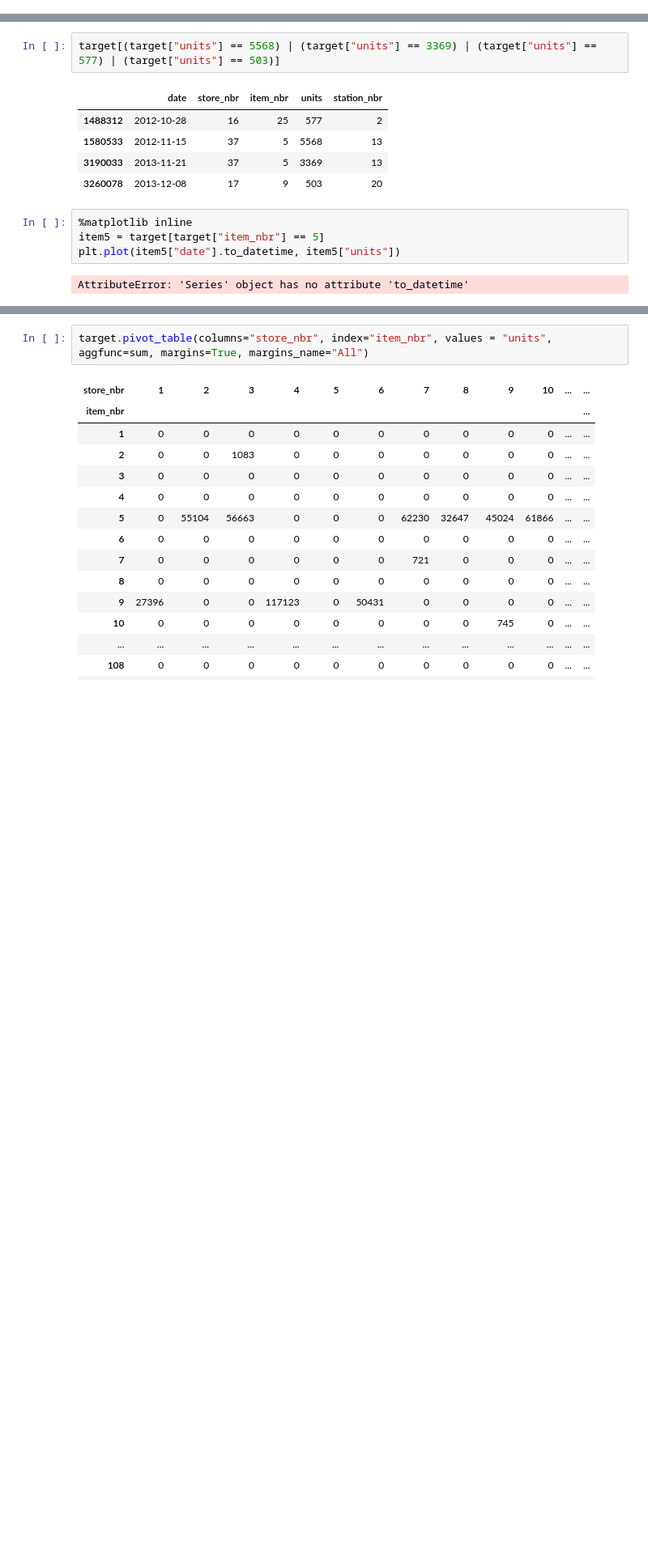
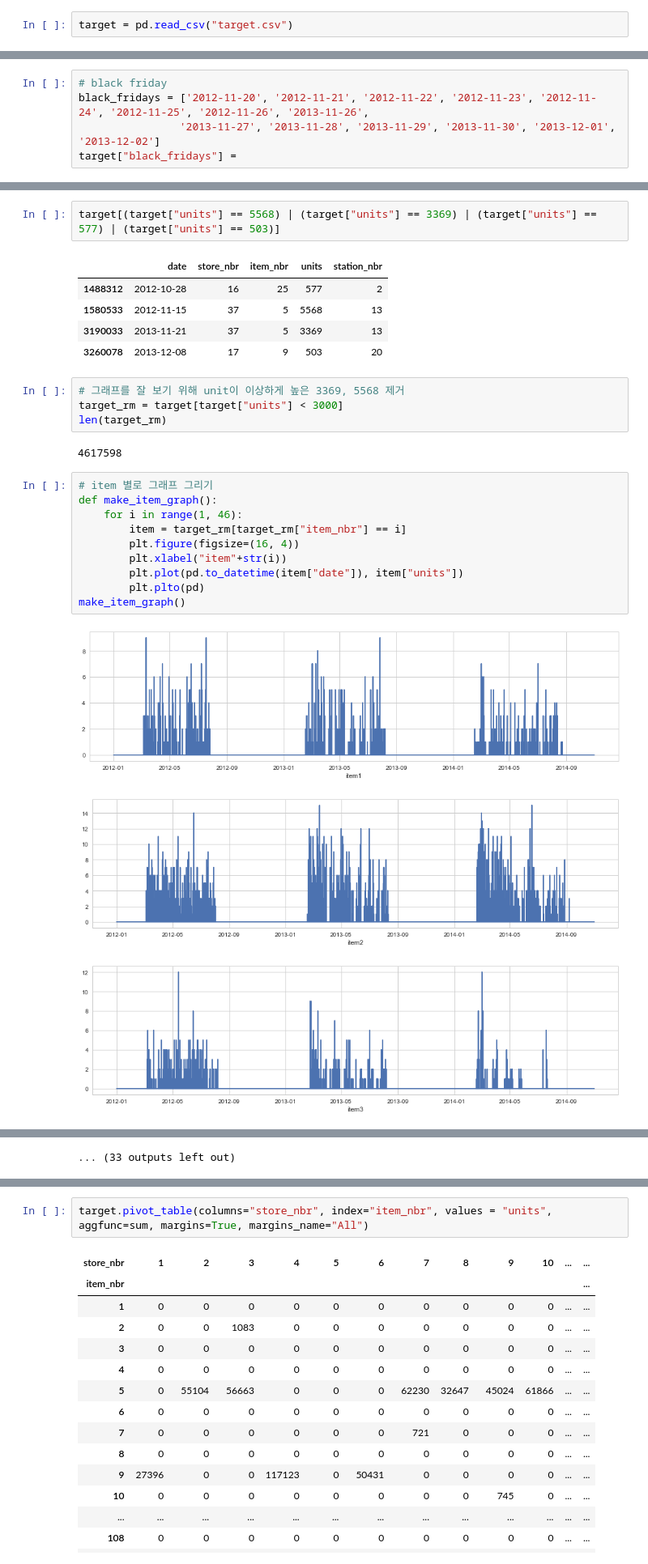
Before and after one commit to annakimm/TIL, a Jupyter notebook: project1_walmart/00_y_EDA.ipynb, the cells around one changed output, grey strips where cells are left out. Shown at 81% size. Saved outputs shown, nothing was run; the diff lists cells and outputs as text; blank space fills up the shorter version.

```diff
--- a/project1_walmart/00_y_EDA.ipynb
+++ b/project1_walmart/00_y_EDA.ipynb
@@ -13,3 +17,5 @@ target = train.merge(key, how="left", on = "store_nbr")
+# %%
+target = pd.read_csv("target.csv")
 # %%
 # units이 하나도 없는 item 찾기 - 없음
 item_count = target.groupby("item_nbr")["units"].sum()
@@ -104,3 +110,8 @@ array([   0,    1,    2,    3,    4,    5,    6,    7,    8,    9,   10,
         380,  383,  385,  388,  390,  392,  394,  395,  397,  398,  399,
         400,  410,  413,  416,  417,  418,  421,  424,  430,  433,  435,
         441,  448,  460,  469,  476,  503,  577, 3369, 5568], dtype=int64)
+# %%
+# black friday
+black_fridays = ['2012-11-20', '2012-11-21', '2012-11-22', '2012-11-23', '2012-11-24', '2012-11-25', '2012-11-26', '2013-11-26',
+                '2013-11-27', '2013-11-28', '2013-11-29', '2013-11-30', '2013-12-01', '2013-12-02']
+target["black_fridays"] =
@@ -112,9 +125,23 @@ target[(target["units"] == 5568) | (target["units"] == 3369) | (target["units"]
 | 1580533 | 2012-11-15 | 37 | 5 | 5568 | 13 |
 | 3190033 | 2013-11-21 | 37 | 5 | 3369 | 13 |
 | 3260078 | 2013-12-08 | 17 | 9 | 503 | 20 |
-# %%
-%matplotlib inline
-item5 = target[target["item_nbr"] == 5]
-plt.plot(item5["date"].to_datetime, item5["units"])
-# %% [output]
-AttributeError: 'Series' object has no attribute 'to_datetime'
+# %%
+# 그래프를 잘 보기 위해 unit이 이상하게 높은 3369, 5568 제거
+target_rm = target[target["units"] < 3000]
+len(target_rm)
+# %% [output]
+4617598
+# %%
+# item 별로 그래프 그리기
+def make_item_graph():
+    for i in range(1, 46):
+        item = target_rm[target_rm["item_nbr"] == i]
+        plt.figure(figsize=(16, 4))
+        plt.xlabel("item"+str(i))
+        plt.plot(pd.to_datetime(item["date"]), item["units"])
+        plt.plto(pd)
+make_item_graph()
+# %% [output]
+[figure, added]
+[figure, added]
+[figure, added]
@@ -120,0 +157 @@ AttributeError: 'Series' object has no attribute 'to_datetime'
+... (33 outputs left out)
```
Also changed, not shown: parts of 8 cells of this notebook, 12 other files.
